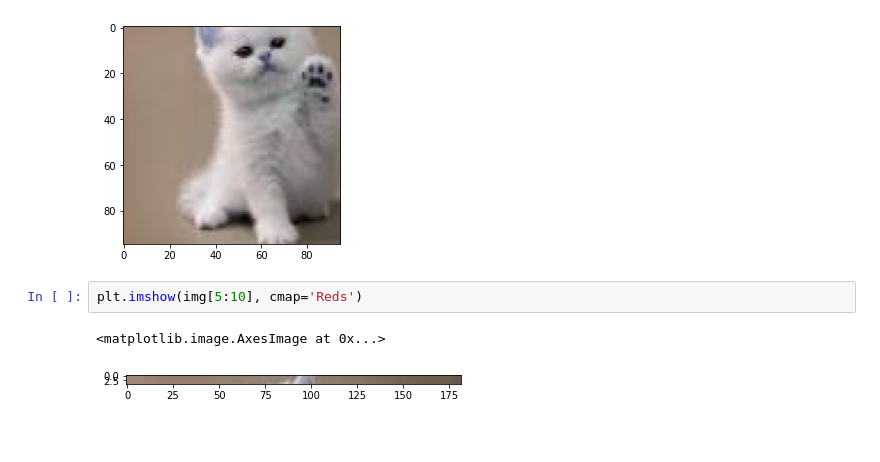
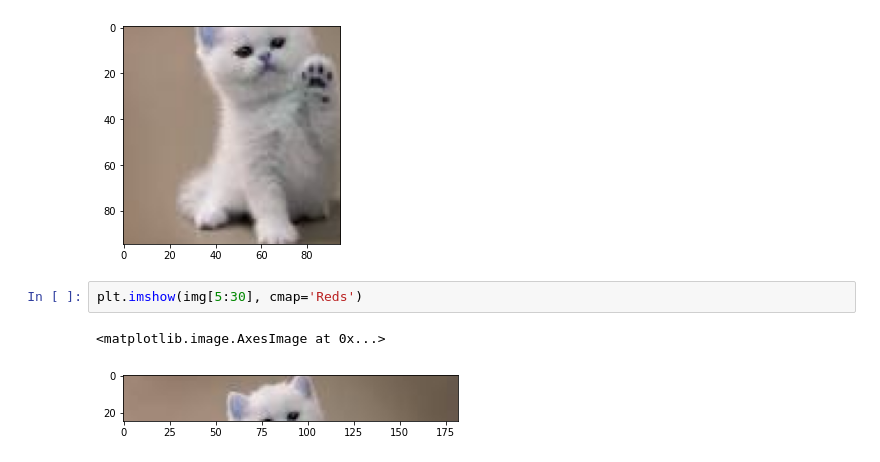
Before and after one commit to MahisaAghisni/PCVK_GENAP_2023, a Jupyter notebook: Week2.ipynb, the cells around one changed output. Drawn from its saved outputs; the diff is of its cells as text; blank space fills up the shorter version.

```diff
--- a/Week2.ipynb
+++ b/Week2.ipynb
@@ -161,7 +161,7 @@ plt.imshow(img_3)
 <matplotlib.image.AxesImage at 0x...>
 [figure]
 # %%
-plt.imshow(img[5:10], cmap='Reds')
+plt.imshow(img[5:30], cmap='Reds')
 # %% [output]
 <matplotlib.image.AxesImage at 0x...>
-[figure, old version]
+[figure, new version]
```
Also changed, not shown: parts of 5 cells of this notebook.
